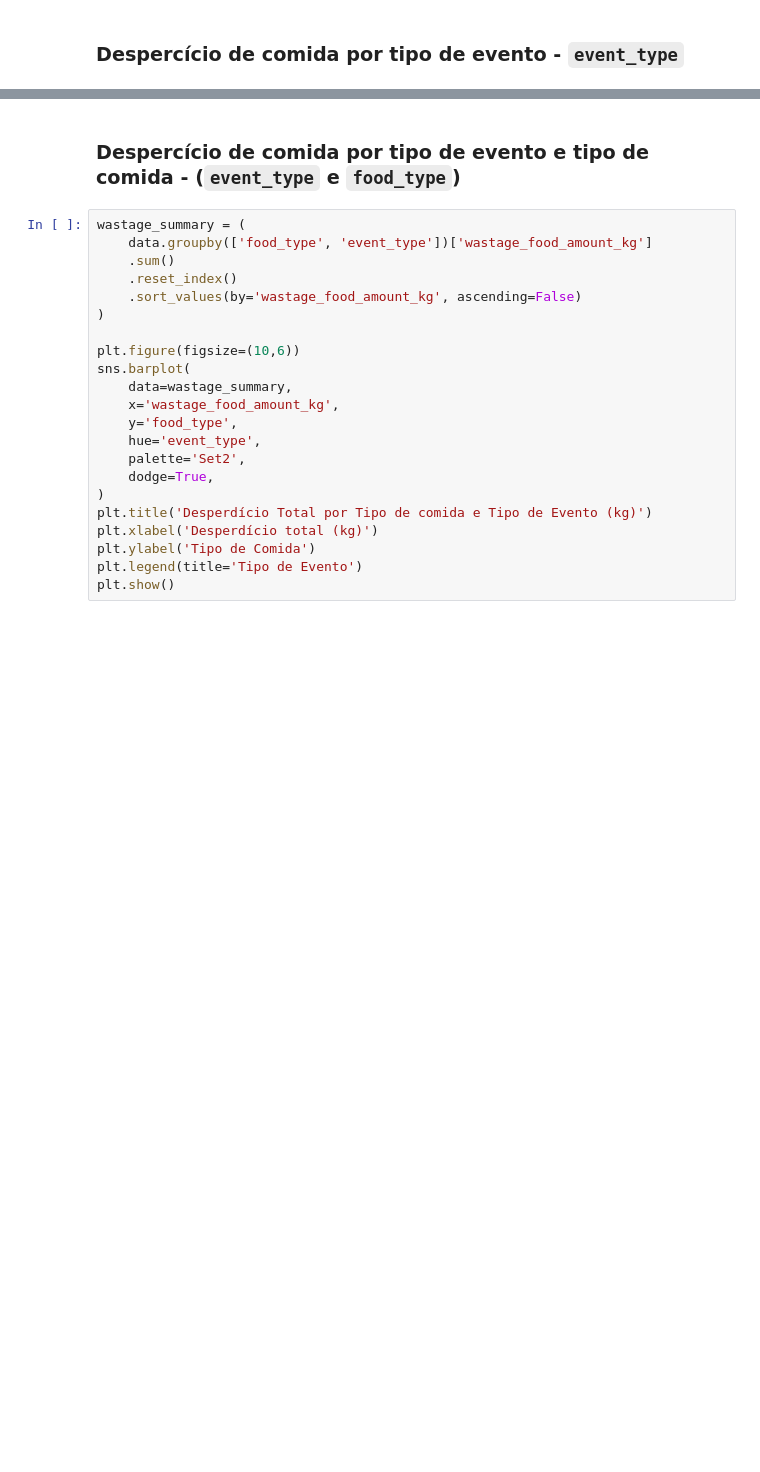
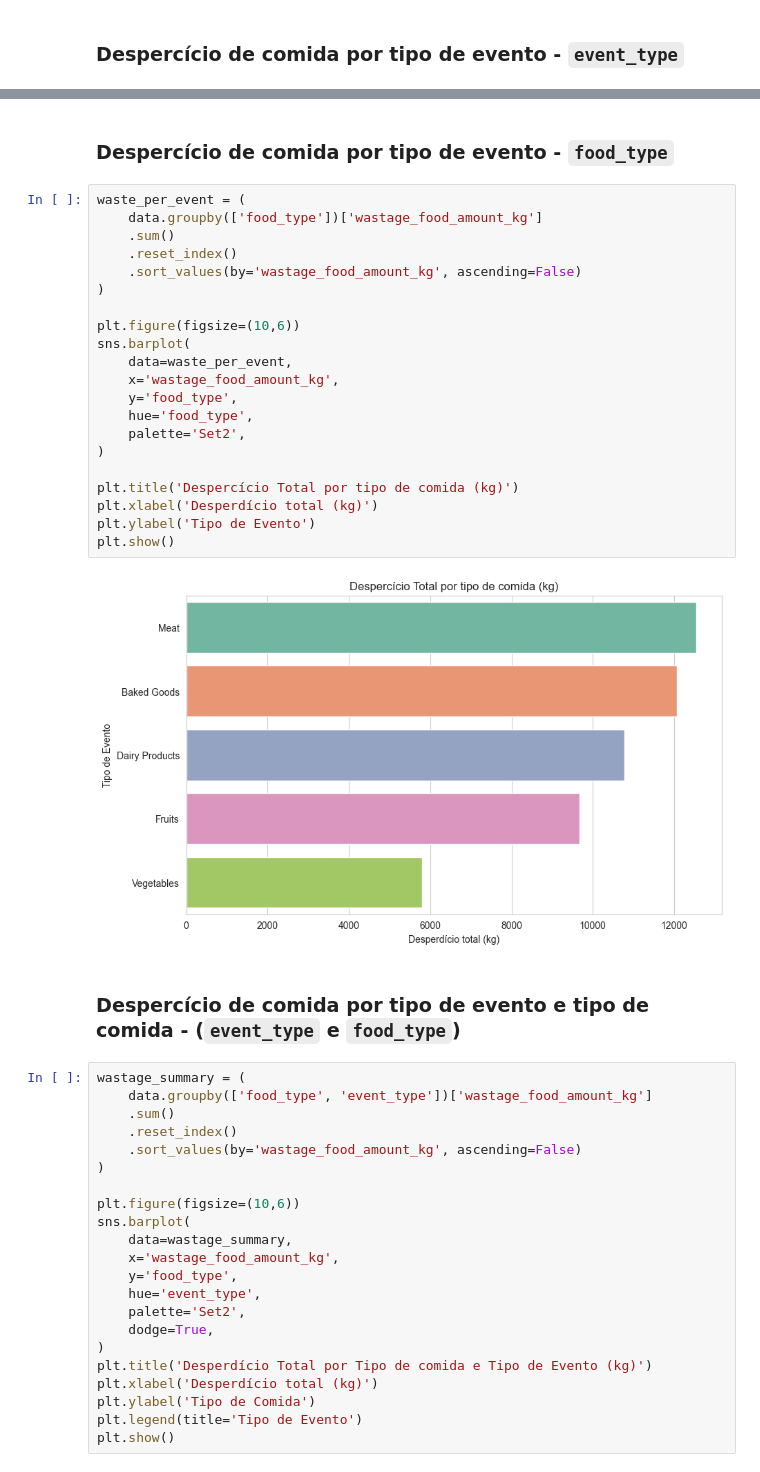
Before and after one commit to A-UTech/analise-exploratoria-cd-2ano, a Jupyter notebook: analise-wastage-food-ofc.ipynb, the cells around one changed output, grey strips where cells are left out. Cells and saved outputs as stored; diff of their text form; blank space fills up the shorter version.

```diff
--- a/analise-wastage-food-ofc.ipynb
+++ b/analise-wastage-food-ofc.ipynb
@@ -440,3 +456,28 @@ plt.show()
+# %% [markdown]
+### Despercício de comida por tipo de evento - `food_type`
+# %%
+waste_per_event = (
+    data.groupby(['food_type'])['wastage_food_amount_kg']
+    .sum()
+    .reset_index()
+    .sort_values(by='wastage_food_amount_kg', ascending=False)
+)
+
+plt.figure(figsize=(10,6))
+sns.barplot(
+    data=waste_per_event,
+    x='wastage_food_amount_kg',
+    y='food_type',
+    hue='food_type',
+    palette='Set2',
+)
+
+plt.title('Despercício Total por tipo de comida (kg)')
+plt.xlabel('Desperdício total (kg)')
+plt.ylabel('Tipo de Evento')
+plt.show()
+# %% [output]
+[figure, added]
 # %% [markdown]
 ### Despercício de comida por tipo de evento e tipo de comida - (`event_type` e `food_type`)
 # %%
```
Also changed, not shown: parts of 6 cells of this notebook.
